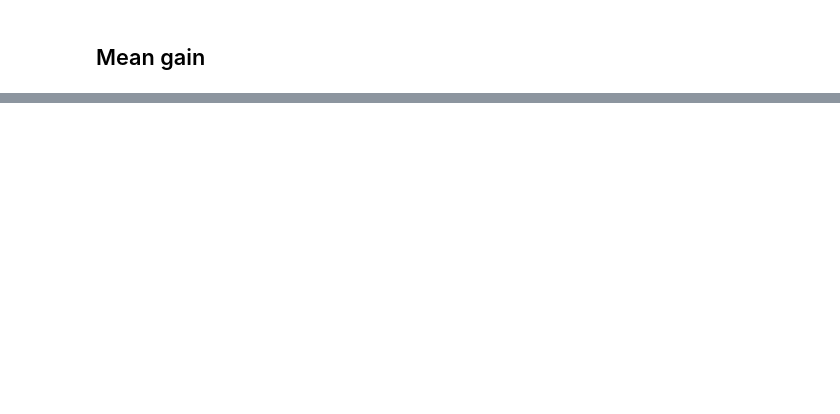
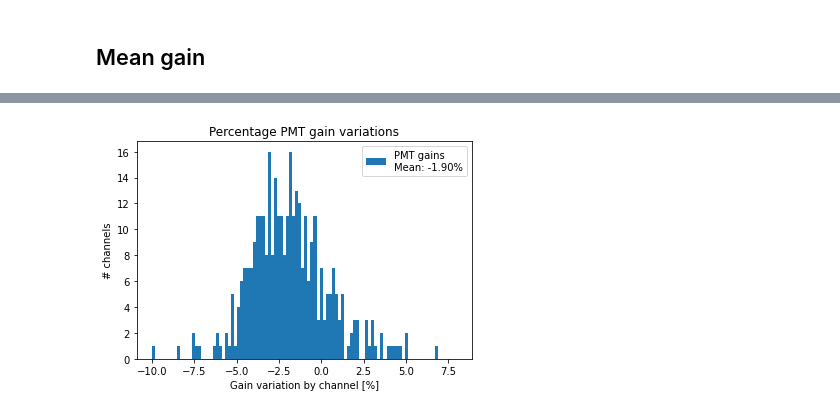
Before and after one commit to mvicenzi/pmt-calibration, a Jupyter notebook: analyze_runs/python/make_timeseries_plot.ipynb, the cells around one changed output, grey strips where cells are left out. Cells and saved outputs as stored; diff of their text form; code cells hidden in the pictures; blank space fills up the shorter version.

```diff
--- a/analyze_runs/python/make_timeseries_plot.ipynb
+++ b/analyze_runs/python/make_timeseries_plot.ipynb
@@ -162,0 +205,24 @@ print("ALL DONE")
+# %%
+diff = []
+for PMT in range(0, 360): #[1, 240]:
+
+        if PMT in offchs:
+            continue
+
+        df = data[data.pmt==PMT]
+
+        # Extract the data of interest.
+        q = np.array(df["q"])
+        #print(q, q[-1], q[0])
+        d = (q[-1]-q[0])/q[0]*100
+        #print(d)
+        diff.append(d)
+
+plt.hist(diff, bins=100, range=(-10.,8.), histtype='bar', lw=2, label="PMT gains\nMean: {:.2f}%".format(np.mean(diff)))
+plt.xlabel("Gain variation by channel [%]")
+plt.ylabel("# channels")
+plt.title("Percentage PMT gain variations")
+plt.legend()
+plt.show()
+# %% [output]
+[figure, added]
```
Also changed, not shown: parts of 5 cells of this notebook, 4 other files.
